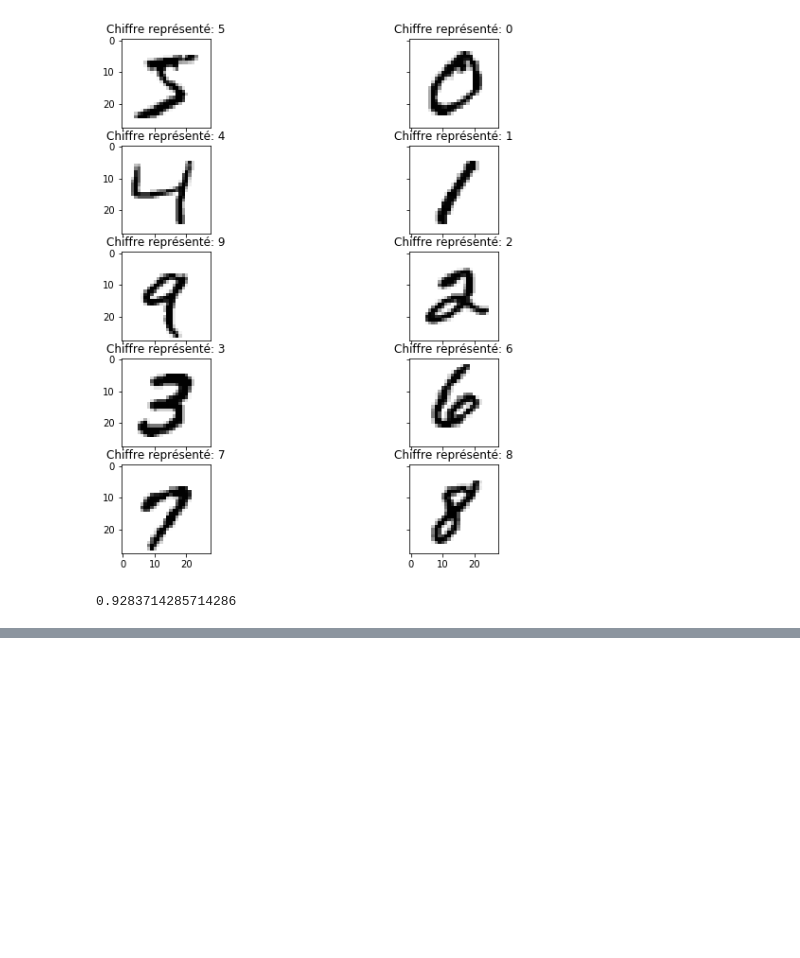
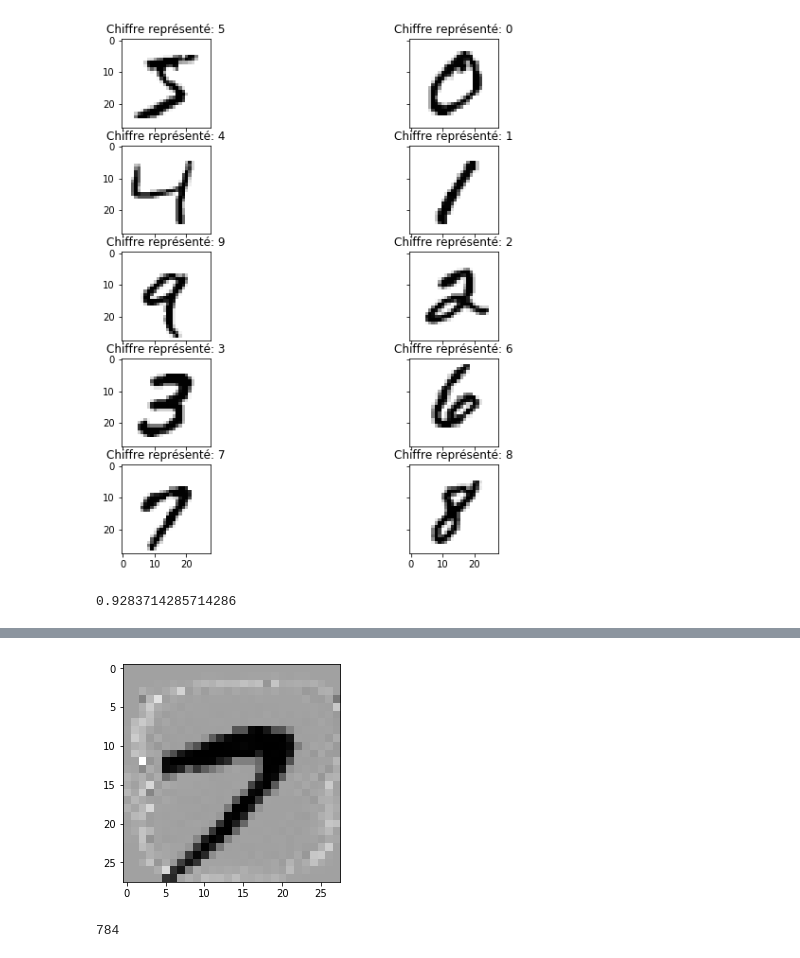
Before and after one commit to julienjoly/projet-python-HMMA238, a Jupyter notebook: notebook_tp_Massol_Joly.ipynb, the cells around one changed output, grey strips where cells are left out. Cells and saved outputs as stored; diff of their text form; code cells hidden in the pictures; blank space fills up the shorter version.

```diff
--- a/notebook_tp_Massol_Joly.ipynb
+++ b/notebook_tp_Massol_Joly.ipynb
@@ -268,0 +300,8 @@ array(['5', '0', '4', '1', '9', '2', '1', '3', '1', '4'], dtype=object)
+# %%
+fig_digit(X7[8],50);
+# %% [output]
+[figure, added]
+# %%
+28*28
+# %% [output]
+784
```
Also changed, not shown: parts of 6 cells of this notebook, 1 other file.
